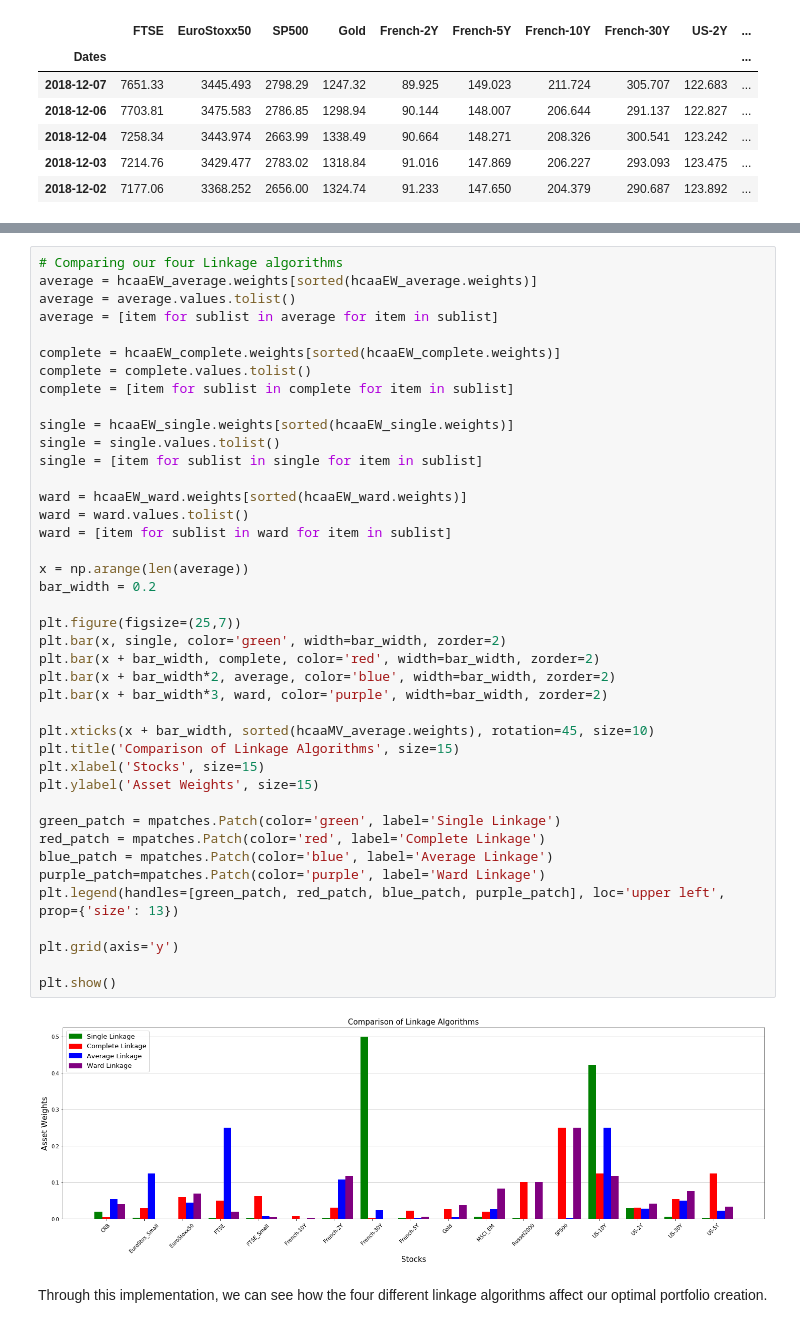
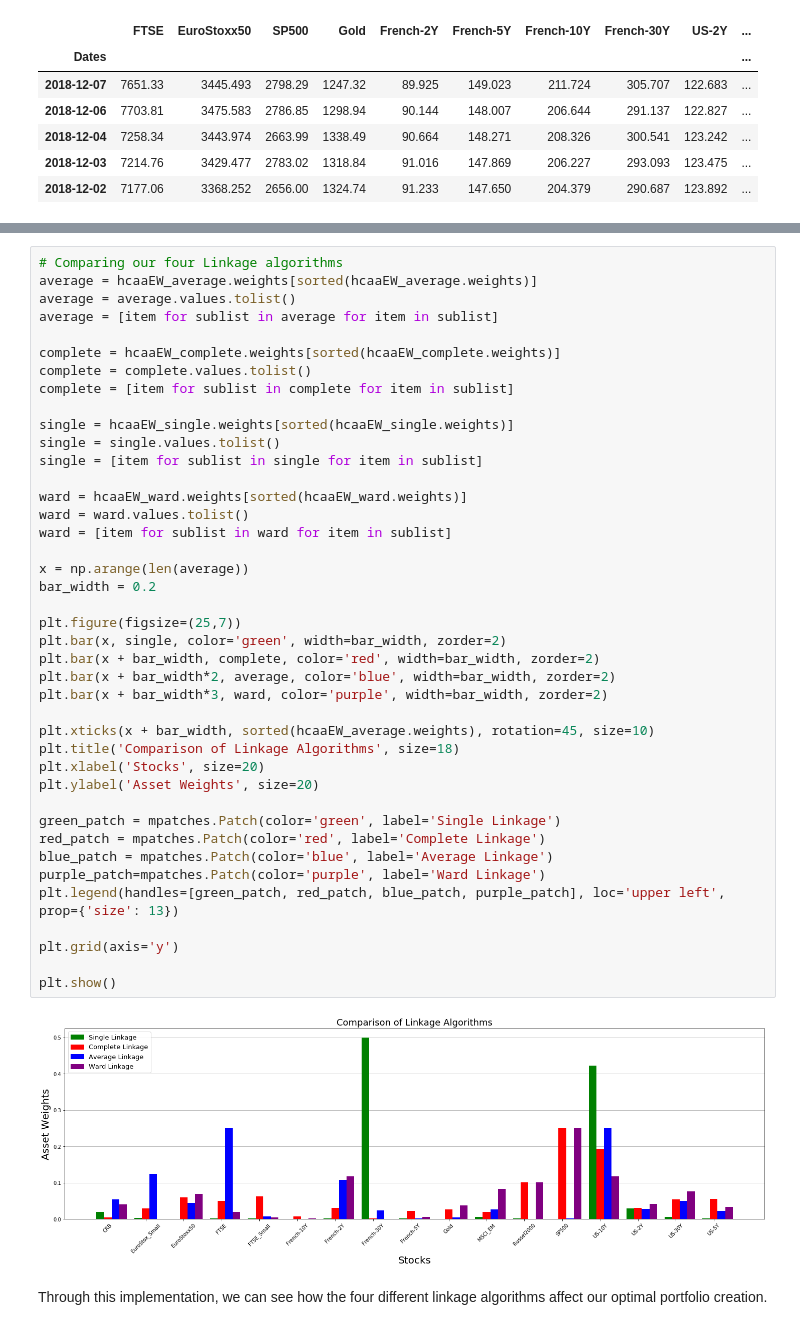
Before and after one commit to tzw101/research, a Jupyter notebook: Portfolio Optimisation Tutorials/Hierarchical Clustering Asset Allocation (HCAA)/HCAA Tutorial Notebook.ipynb, the cells around one changed output, grey strips where cells are left out. Cells and saved outputs as stored; diff of their text form.

```diff
--- a/Portfolio Optimisation Tutorials/Hierarchical Clustering Asset Allocation (HCAA)/HCAA Tutorial Notebook.ipynb
+++ b/Portfolio Optimisation Tutorials/Hierarchical Clustering Asset Allocation (HCAA)/HCAA Tutorial Notebook.ipynb
@@ -191,38 +207,38 @@ complete = complete.values.tolist()
 complete = [item for sublist in complete for item in sublist]
 
 single = hcaaEW_single.weights[sorted(hcaaEW_single.weights)]
 single = single.values.tolist()
 single = [item for sublist in single for item in sublist]
 
 ward = hcaaEW_ward.weights[sorted(hcaaEW_ward.weights)]
 ward = ward.values.tolist()
 ward = [item for sublist in ward for item in sublist]
 
 x = np.arange(len(average))
 bar_width = 0.2
 
 plt.figure(figsize=(25,7))
 plt.bar(x, single, color='green', width=bar_width, zorder=2)
 plt.bar(x + bar_width, complete, color='red', width=bar_width, zorder=2)
 plt.bar(x + bar_width*2, average, color='blue', width=bar_width, zorder=2)
 plt.bar(x + bar_width*3, ward, color='purple', width=bar_width, zorder=2)
 
-plt.xticks(x + bar_width, sorted(hcaaMV_average.weights), rotation=45, size=10)
-plt.title('Comparison of Linkage Algorithms', size=15)
-plt.xlabel('Stocks', size=15)
-plt.ylabel('Asset Weights', size=15)
+plt.xticks(x + bar_width, sorted(hcaaEW_average.weights), rotation=45, size=10)
+plt.title('Comparison of Linkage Algorithms', size=18)
+plt.xlabel('Stocks', size=20)
+plt.ylabel('Asset Weights', size=20)
 
 green_patch = mpatches.Patch(color='green', label='Single Linkage')
 red_patch = mpatches.Patch(color='red', label='Complete Linkage')
 blue_patch = mpatches.Patch(color='blue', label='Average Linkage')
 purple_patch=mpatches.Patch(color='purple', label='Ward Linkage')
 plt.legend(handles=[green_patch, red_patch, blue_patch, purple_patch], loc='upper left', prop={'size': 13})
 
 plt.grid(axis='y')
 
 plt.show()
 # %% [output]
-[figure, old version]
+[figure, new version]
 # %% [markdown]
 Through this implementation, we can see how the four different linkage algorithms affect our optimal portfolio creation.
 # %% [markdown]
```
Also changed, not shown: parts of 17 cells of this notebook.
